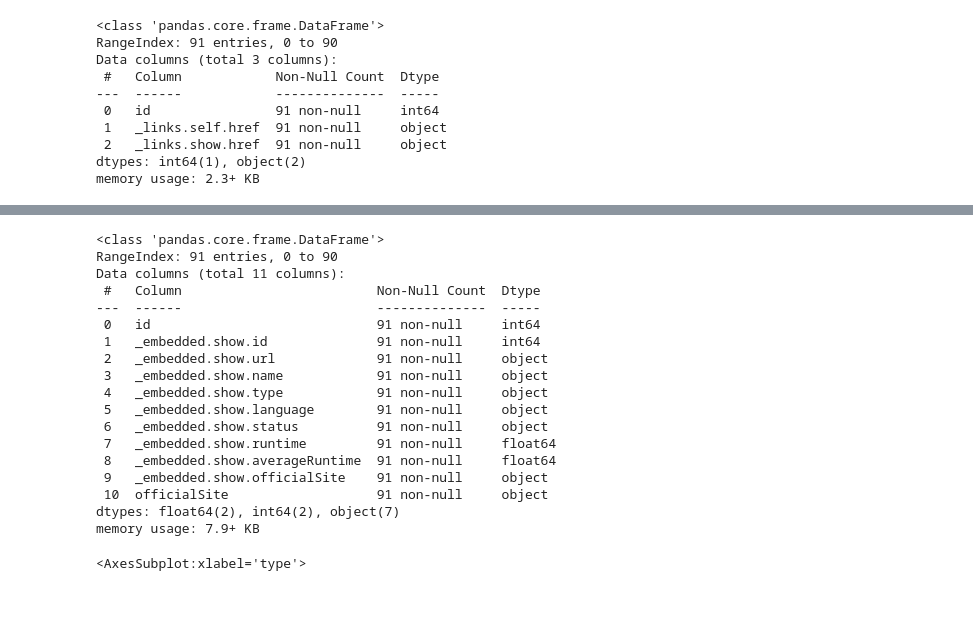
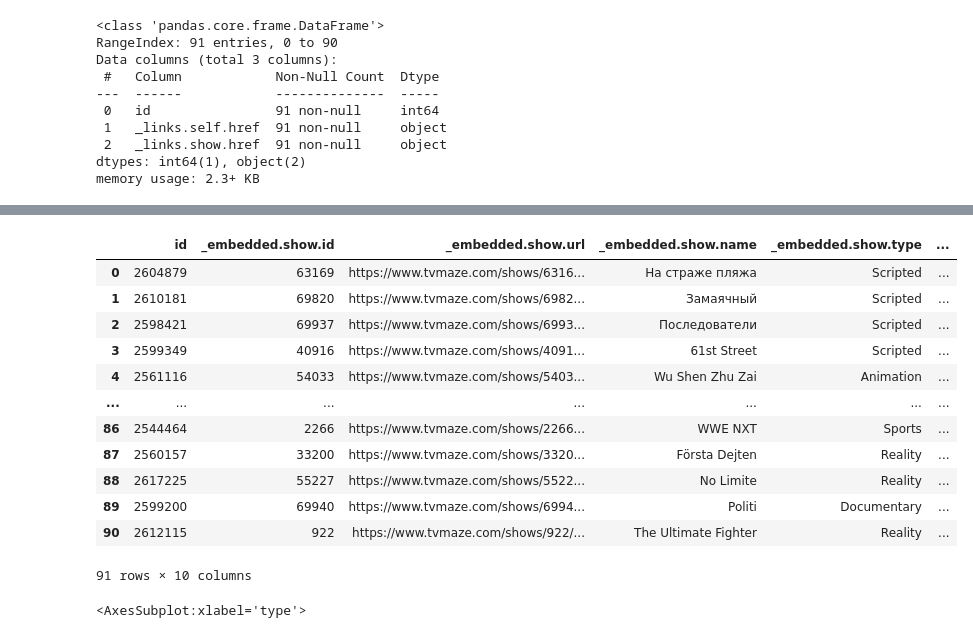
Before and after one commit to marya790/data_engineer, a Jupyter notebook: src/profiler.ipynb, the cells around one changed output, grey strips where cells are left out. Saved outputs shown, nothing was run; the diff lists cells and outputs as text; code cells hidden in the pictures; blank space fills up the shorter version.

Commit message:
Limpieza de DataFrame preparacion de datos para resultados requeridos, exploracion de variables relevantes

```diff
--- a/src/profiler.ipynb
+++ b/src/profiler.ipynb
@@ -345,26 +362,21 @@ df_embedded["_embedded.show.runtime"] = df_embedded["_embedded.show.runtime"].fi
 # %%
 df_embedded["_embedded.show.averageRuntime"] = df_embedded["_embedded.show.averageRuntime"].fillna(0.0)
 # %%
-df_embedded.info()
+df_embedded.head(100)
 # %% [output]
+|  | id | _embedded.show.id | _embedded.show.url | _embedded.show.name | _embedded.show.type | ... |
+| 0 | 2604879 | 63169 | https://www.tvmaze.com/shows/6316... | На страже пляжа | Scripted | ... |
+| 1 | 2610181 | 69820 | https://www.tvmaze.com/shows/6982... | Замаячный | Scripted | ... |
+| 2 | 2598421 | 69937 | https://www.tvmaze.com/shows/6993... | Последователи | Scripted | ... |
+| 3 | 2599349 | 40916 | https://www.tvmaze.com/shows/4091... | 61st Street | Scripted | ... |
+| 4 | 2561116 | 54033 | https://www.tvmaze.com/shows/5403... | Wu Shen Zhu Zai | Animation | ... |
+| ... | ... | ... | ... | ... | ... | ... |
+| 86 | 2544464 | 2266 | https://www.tvmaze.com/shows/2266... | WWE NXT | Sports | ... |
+| 87 | 2560157 | 33200 | https://www.tvmaze.com/shows/3320... | Första Dejten | Reality | ... |
+| 88 | 2617225 | 55227 | https://www.tvmaze.com/shows/5522... | No Limite | Reality | ... |
+| 89 | 2599200 | 69940 | https://www.tvmaze.com/shows/6994... | Politi | Documentary | ... |
+| 90 | 2612115 | 922 | https://www.tvmaze.com/shows/922/... | The Ultimate Fighter | Reality | ... |
-<class 'pandas.core.frame.DataFrame'>
-RangeIndex: 91 entries, 0 to 90
-Data columns (total 11 columns):
- #   Column                         Non-Null Count  Dtype
----  ------                         --------------  -----
- 0   id                             91 non-null     int64
- 1   _embedded.show.id              91 non-null     int64
- 2   _embedded.show.url             91 non-null     object
- 3   _embedded.show.name            91 non-null     object
- 4   _embedded.show.type            91 non-null     object
- 5   _embedded.show.language        91 non-null     object
- 6   _embedded.show.status          91 non-null     object
- 7   _embedded.show.runtime         91 non-null     float64
- 8   _embedded.show.averageRuntime  91 non-null     float64
- 9   _embedded.show.officialSite    91 non-null     object
- 10  officialSite                   91 non-null     object
-dtypes: float64(2), int64(2), object(7)
-memory usage: 7.9+ KB
+91 rows × 10 columns
 # %%
 prom_runtime = df_series.groupby('type').mean()['runtime']
 # %%
```
Also changed, not shown: parts of 18 cells of this notebook.
